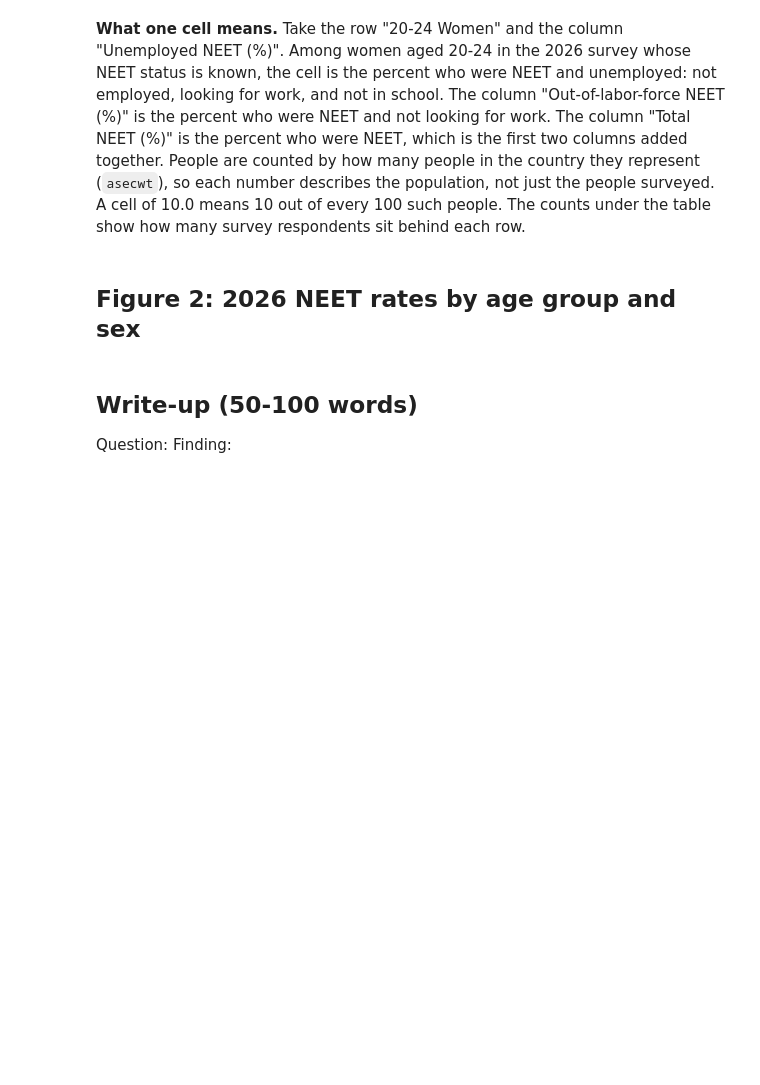
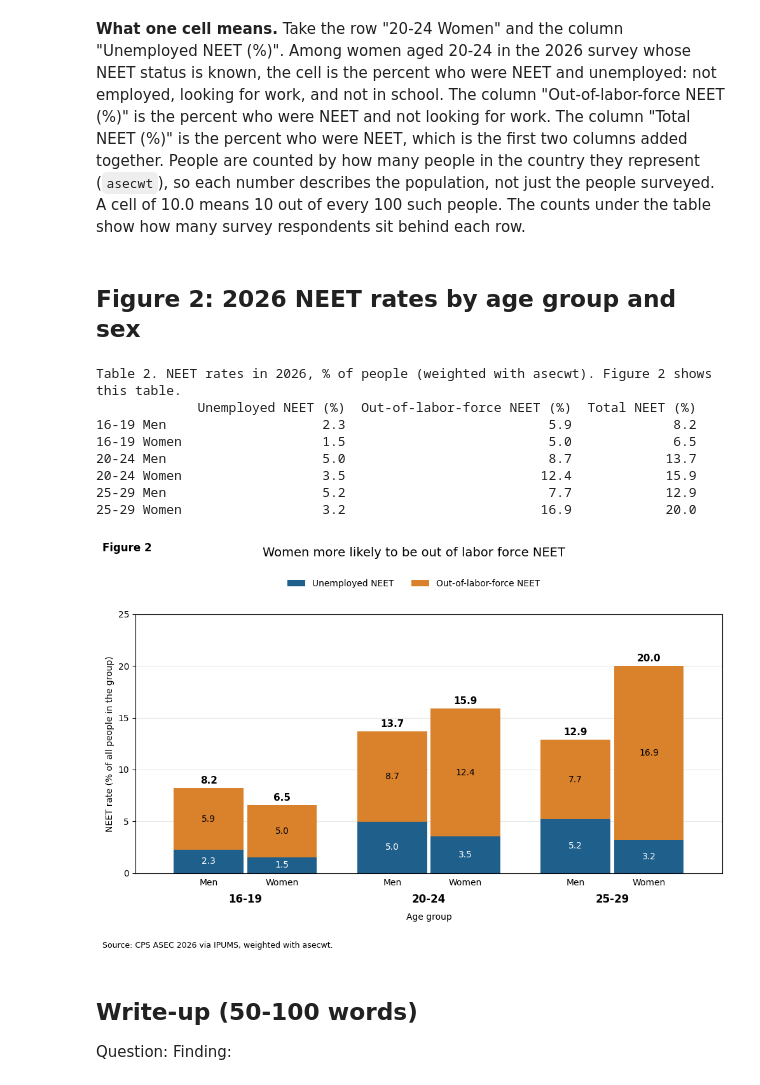
Before and after one commit to Tbhanu7/NEET_research_project, a Jupyter notebook: neet2.ipynb, the cells around one changed output. Saved outputs shown, nothing was run; the diff lists cells and outputs as text; code cells hidden in the pictures; blank space fills up the shorter version.

```diff
--- a/neet2.ipynb
+++ b/neet2.ipynb
@@ -56,7 +78,7 @@ print(people.to_string())  # counts, whole numbers
 # %% [markdown]
 ## Figure 2: 2026 NEET rates by age group and sex
 # %%
-chart_title = "[your one-sentence finding]"  # chart title: replace this text with your own sentence
+chart_title = "Women more likely to be out of labor force NEET"  # chart title: replace this text with your own sentence
 
 print("Table 2. NEET rates in 2026, % of people (weighted with asecwt). Figure 2 shows this table.")  # table title
 print(table.to_string(float_format="{:.1f}".format))  # table, 1 decimal
@@ -72,33 +94,43 @@ for g, age in enumerate(age_groups):  # loop over the three age groups
         x = g + offset  # position of this bar
         row = table.loc[f"{age} {sex}"]  # numbers for this bar
         unemp = row["Unemployed NEET (%)"]  # bottom segment
         nilf = row["Out-of-labor-force NEET (%)"]  # top segment
         total = row["Total NEET (%)"]  # full height of the bar
         ax.bar(x, unemp, width=0.38, color=colors[0], label="Unemployed NEET" if g == 0 and sex == "Men" else None)  # bottom segment
         ax.bar(x, nilf, width=0.38, bottom=unemp, color=colors[1], label="Out-of-labor-force NEET" if g == 0 and sex == "Men" else None)  # top segment
         ax.text(x, unemp / 2, f"{unemp:.1f}", ha="center", va="center", color=text_colors[0], fontsize=10)  # value inside bottom segment
         ax.text(x, unemp + nilf / 2, f"{nilf:.1f}", ha="center", va="center", color=text_colors[1], fontsize=10)  # value inside top segment
         ax.text(x, total + ymax * 0.01, f"{total:.1f}", ha="center", va="bottom", fontsize=11, fontweight="bold")  # total above the bar
         ax.text(x, -ymax * 0.02, sex, ha="center", va="top", fontsize=10)  # Men or Women under the bar
     ax.text(g, -ymax * 0.08, age, ha="center", va="top", fontsize=12, fontweight="bold")  # age group under its two bars
 
 ax.set_xticks([])  # no default x ticks, the labels above are used instead
 ax.set_xlim(-0.6, 2.6)  # room on both sides
 ax.set_xlabel("Age group", labelpad=45)  # x-axis label, pushed below the age groups
 ax.set_ylabel("NEET rate (% of all people in the group)")  # y-axis label
 ax.set_ylim(0, ymax)  # y-axis starts at 0
 ax.set_yticks(range(0, ymax + 1, 5))  # y ticks every 5, starting at 0
 ax.grid(True, axis="y", alpha=0.3)  # light grid behind the bars
 ax.set_axisbelow(True)  # grid lines behind the bars
 
 handles, labels = ax.get_legend_handles_labels()  # the two NEET types
 fig.legend(handles, labels, loc="upper center", bbox_to_anchor=(0.5, 0.92), ncol=2, frameon=False)  # one legend
 fig.suptitle(chart_title, fontsize=14, y=0.98)  # chart title
 fig.text(0.01, 0.99, "Figure 2", fontsize=12, fontweight="bold", va="top")  # figure label, top left
 fig.tight_layout(rect=[0, 0.05, 1, 0.9])  # leave room for the title, legend and note
 fig.text(0.01, 0.01, "Source: CPS ASEC 2026 via IPUMS, weighted with asecwt.", fontsize=9)  # source note
 fig.savefig(fig2_path, dpi=200, bbox_inches="tight")  # save to Drive before showing
 plt.show()  # show the chart
+# %% [output]
+Table 2. NEET rates in 2026, % of people (weighted with asecwt). Figure 2 shows this table.
+             Unemployed NEET (%)  Out-of-labor-force NEET (%)  Total NEET (%)
+16-19 Men                    2.3                          5.9             8.2
+16-19 Women                  1.5                          5.0             6.5
+20-24 Men                    5.0                          8.7            13.7
+20-24 Women                  3.5                         12.4            15.9
+25-29 Men                    5.2                          7.7            12.9
+25-29 Women                  3.2                         16.9            20.0
+[figure, added]
 # %% [markdown]
 ## Write-up (50-100 words)
 
```
Also changed, not shown: parts of 2 cells of this notebook.
